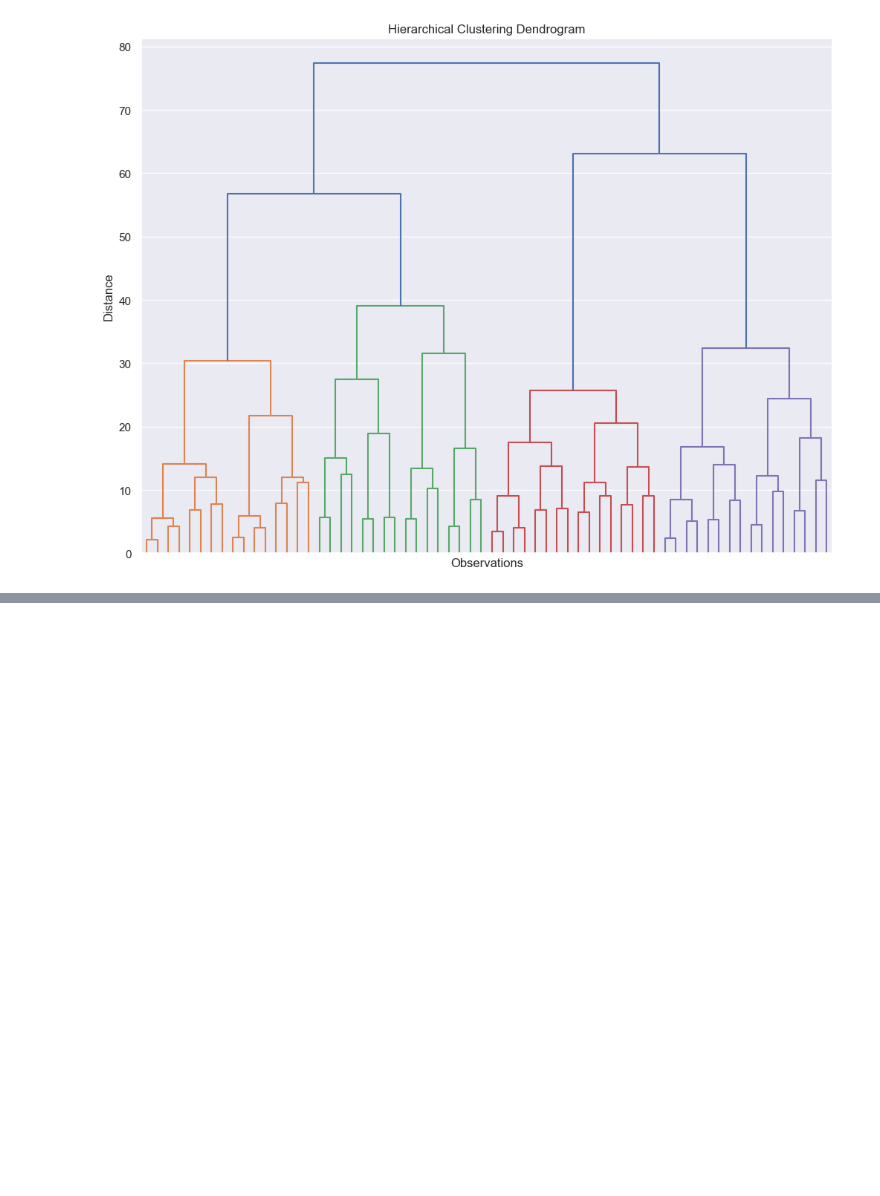
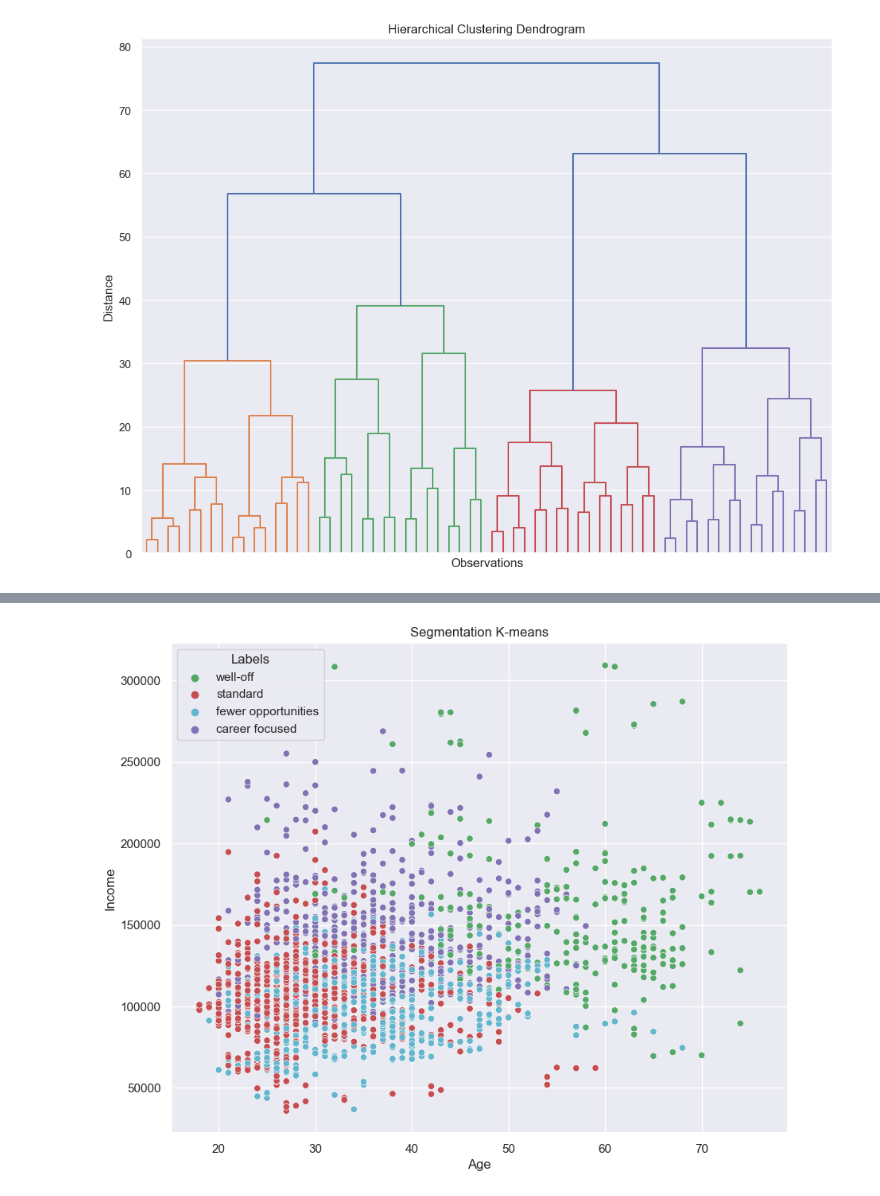
Before and after one commit to iliasstefanidis/Custmer-Analytics, a Jupyter notebook: Segmentation/Customer_Analytics_Portfolio.ipynb, the cells around one changed output, grey strips where cells are left out. Drawn from its saved outputs; the diff is of its cells as text; code cells hidden in the pictures; blank space fills up the shorter version.

Commit message:
Update Customer_Analytics_Portfolio.ipynb
Finished K-Means

```diff
--- a/Segmentation/Customer_Analytics_Portfolio.ipynb
+++ b/Segmentation/Customer_Analytics_Portfolio.ipynb
@@ -134,0 +161,15 @@ df_segm_analysis
+# %%
+# Add the segment labels to our table
+df_segm_kmeans['Labels'] = df_segm_kmeans['Segment K-means'].map({0:'well-off',
+                                                                  1:'fewer opportunities',
+                                                                  2:'standard',
+                                                                  3:'career focused'})
+# %%
+x_axis = df_segm_kmeans['Age']
+y_axis = df_segm_kmeans['Income']
+plt.figure(figsize = (10, 8))
+sns.scatterplot(x_axis, y_axis, hue = df_segm_kmeans['Labels'], palette = ['g', 'r', 'c', 'm'])
+plt.title('Segmentation K-means')
+plt.show()
+# %% [output]
+[figure, added]
```
Also changed, not shown: parts of 23 cells of this notebook.
